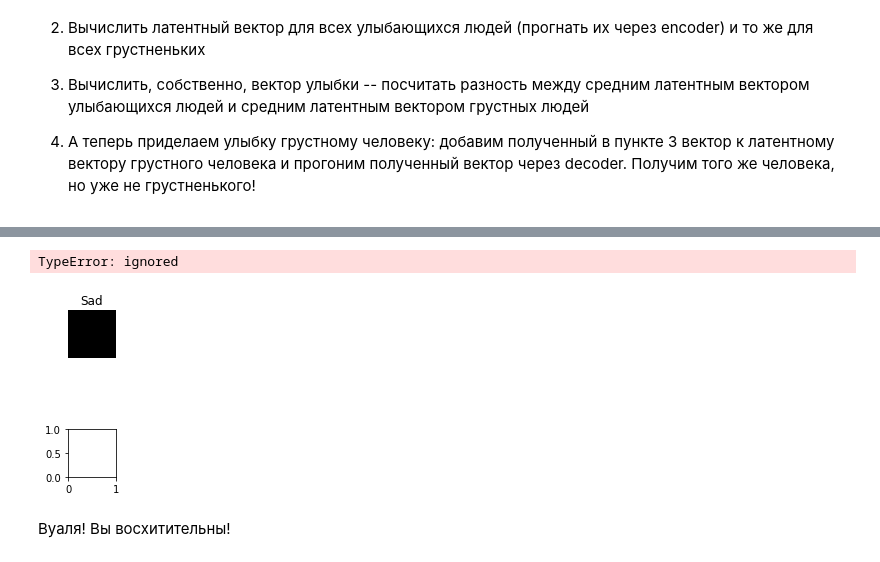
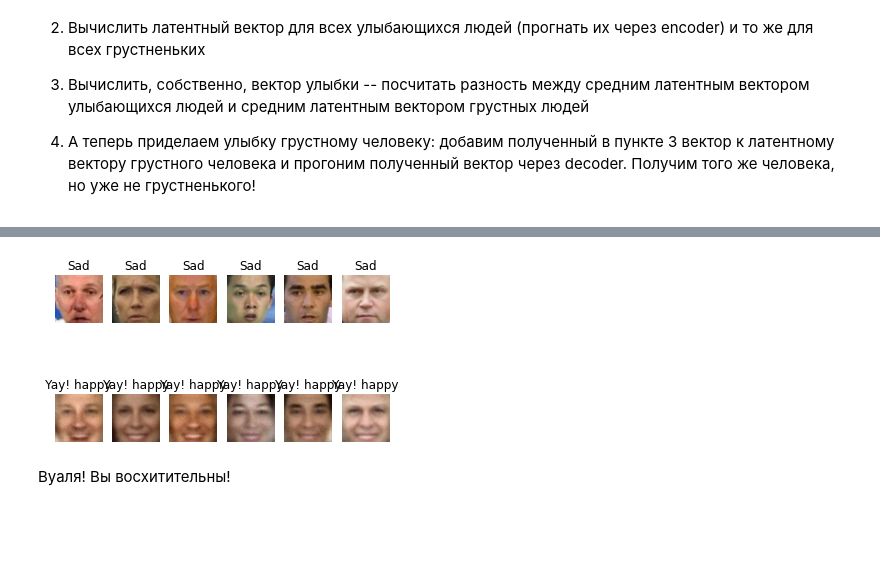
Before and after one commit to protaxY/DLS, a Jupyter notebook: [hw]autoencoders.ipynb, the cells around one changed output, grey strips where cells are left out. Saved outputs shown, nothing was run; the diff lists cells and outputs as text; code cells hidden in the pictures; blank space fills up the shorter version.

```diff
--- a/[hw]autoencoders.ipynb
+++ b/[hw]autoencoders.ipynb
@@ -253,8 +253,8 @@ def train(model, opt, loss_fn, epochs, data_tr, data_val):
   return train_loss_history, val_loss_history
 # %%
 criterion = nn.MSELoss() # <loss>
-autoencoder = Autoencoder()
+autoencoder = Autoencoder().to(device)
 optimizer = torch.optim.Adam(autoencoder.parameters(), lr=1e-4) # <Ваш любимый оптимизатор>
 
-train_loss_history, val_loss_history = train(autoencoder, optimizer, criterion, 10, train_loader, val_loader)
+train_loss_history, val_loss_history = train(autoencoder, optimizer, criterion, 30, train_loader, val_loader)
 # %% [output]
@@ -283,7 +283,7 @@ Not bad, right?
 
 __Подсказка:__Е сли вместо лиц у вас выводится непонятно что, попробуйте посмотреть, как выглядят латентные векторы картинок из датасета. Так как в обучении нейронных сетей есть определенная доля рандома, векторы латентного слоя могут быть распределены НЕ как `np.random.randn(25, <latent_space_dim>)`. А чтобы у нас получались лица при запихивании вектора декодеру, вектор должен быть распределен так же, как латентные векторы реальных фоток. Так что в таком случае придется рандом немного подогнать.
 # %%
-val_latent_codes = torch.Tensor(dim_code)
+val_latent_codes = torch.Tensor(dim_code).to(device)
 
 autoencoder.eval()
 for X_batch in val_loader:
@@ -293,9 +293,11 @@ for X_batch in val_loader:
     reconstruction, latent_code = autoencoder(X_batch)
     val_latent_codes = torch.vstack((val_latent_codes, latent_code))
 
-val_latent_mean = val_latent_codes.mean()
-val_latent_std = val_latent_codes.std()
+val_latent_mean = val_latent_codes.mean(0).cpu().numpy()
+val_latent_std = val_latent_codes.std(0).cpu().numpy()
 # %%
+fig = plt.gcf()
+fig.set_size_inches(20, 5)
 # сгенерируем 25 рандомных векторов размера latent_space
 z = np.random.randn(25, dim_code)
 z = z*val_latent_std+val_latent_mean
@@ -305,14 +307,16 @@ with torch.no_grad():
   output = autoencoder.decoder(torch.FloatTensor(z).to(device))
   output = output.cpu().detach().numpy() # <скормите z декодеру>
 # <выведите тут полученные картинки>
+z = z.reshape(25, 8, 16)
 for k in range(25):
   plt.subplot(2, 25, k+1)
-  plt.imshow(np.rollaxis(z[k], 0, 3), cmap='gray')
-  plt.title('Latent code')
+  plt.imshow(z[k])
+  plt.title('Code')
   plt.axis('off')
 
-  plt.subplot(1, 25, k+7)
-  plt.imshow(output[k, 0], cmap='gray')
+  plt.subplot(2, 25, k+26)
+  plt.imshow(np.rollaxis(np.clip(output[k], 0, 1), 0, 3))
   plt.title('Output')
   plt.axis('off')
+
 plt.show()
@@ -341,7 +347,8 @@ happy_loader = torch.utils.data.DataLoader(torch.Tensor(train_data[happy_mask].t
 sad_mask = train_attrs['Smiling'] < -2.0
 sad_loader = torch.utils.data.DataLoader(torch.Tensor(train_data[sad_mask].transpose(0, 3, 1, 2)), batch_size=32, num_workers=torch.multiprocessing.cpu_count())
 # %%
-happy_latent_codes = torch.Tensor(dim_code)
+autoencoder.eval()
+happy_latent_codes = torch.Tensor(dim_code).to(device)
 for X_batch in happy_loader:
   with torch.no_grad():
     # data to device
@@ -349,7 +356,7 @@ for X_batch in happy_loader:
     reconstruction, latent_code = autoencoder(X_batch)
     happy_latent_codes = torch.vstack((happy_latent_codes, latent_code))
 
-sad_latent_codes = torch.Tensor(dim_code)
+sad_latent_codes = torch.Tensor(dim_code).to(device)
 for X_batch in sad_loader:
   with torch.no_grad():
     # data to device
@@ -357,6 +364,6 @@ for X_batch in sad_loader:
     reconstruction, latent_code = autoencoder(X_batch)
     sad_latent_codes = torch.vstack((sad_latent_codes, latent_code))
 
-happy_latent_code = happy_latent_codes.mean(dim=0)
-sad_latent_code = sad_latent_codes.mean(dim=0)
+happy_latent_code = happy_latent_codes.mean(0)
+sad_latent_code = sad_latent_codes.mean(0)
 smile_latent_code = happy_latent_code-sad_latent_code
@@ -387,21 +374,20 @@ sad_latent_code = autoencoder.encoder(sad_batch)
 # %%
 happy_reconstruction = autoencoder.decoder(sad_latent_code+smile_latent_code)
 happy_reconstruction = happy_reconstruction.cpu().detach().numpy()
 # Visualize tools
 for k in range(6):
   plt.subplot(2, 6, k+1)
   plt.imshow(np.rollaxis(sad_batch[k].cpu().numpy(), 0, 3))
   plt.title('Sad')
   plt.axis('off')
 
   plt.subplot(2, 6, k+7)
-  plt.imshow(happy_reconstruction[k])
+  plt.imshow(np.rollaxis(np.clip(happy_reconstruction[k], 0, 1), 0, 3))
   plt.title('Yay! happy')
   plt.axis('off')
 plt.show()
 # %% [output]
-TypeError: ignored
-[figure, old version]
+[figure, new version]
 # %% [markdown]
 Вуаля! Вы восхитительны!
 # %% [markdown]
```
Also changed, not shown: parts of 14 cells of this notebook.
